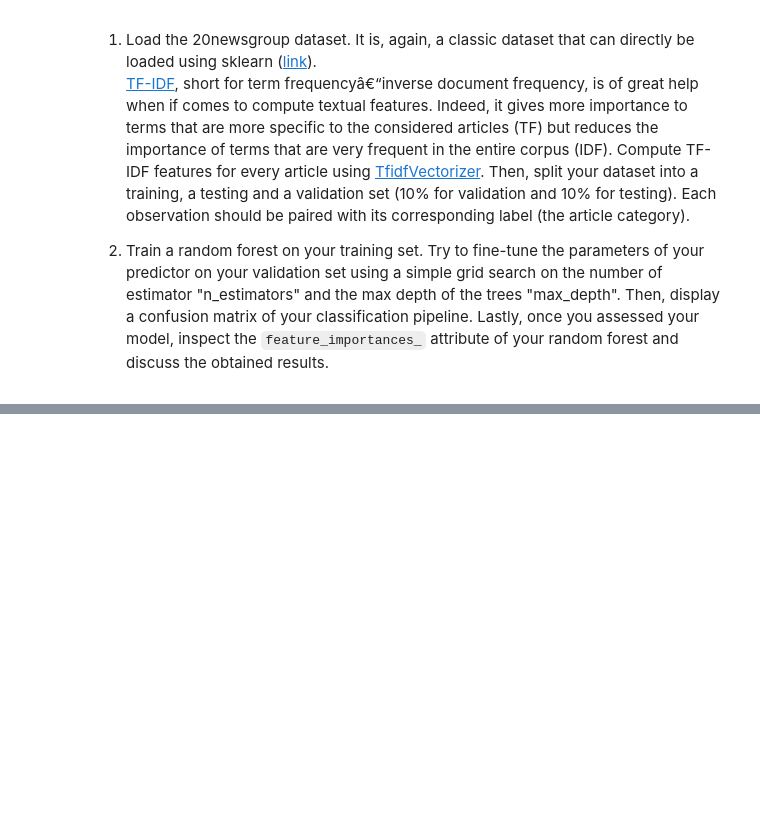
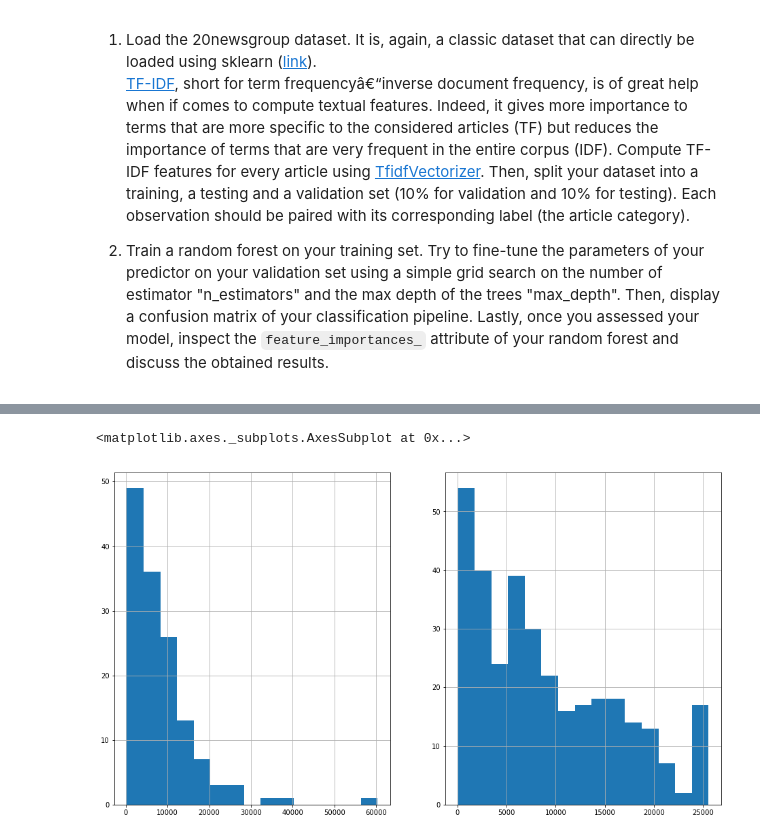
Before and after one commit to justcho5/ADA, a Jupyter notebook: 04 - Applied ML/Homework04.ipynb, the cells around one changed output, grey strips where cells are left out. Cells and saved outputs as stored; diff of their text form; code cells hidden in the pictures; blank space fills up the shorter version.

```diff
--- a/04 - Applied ML/Homework04.ipynb
+++ b/04 - Applied ML/Homework04.ipynb
@@ -111,0 +174,10 @@ We are going to build a classifier of news to directly assign them to 20 news ca
+# %%
+# histogram of salary for employed people in the two groups
+fig = plt.figure(figsize=(16,9))
+ax = plt.subplot(121)
+treated.re78[treated.re78!=0].hist(ax=ax, bins=15)
+ax = plt.subplot(122)
+non_treated.re78[non_treated.re78!=0].hist(ax=ax, bins=15)
+# %% [output]
+<matplotlib.axes._subplots.AxesSubplot at 0x...>
+[figure, added]
```
Also changed, not shown: parts of 9 cells of this notebook.
